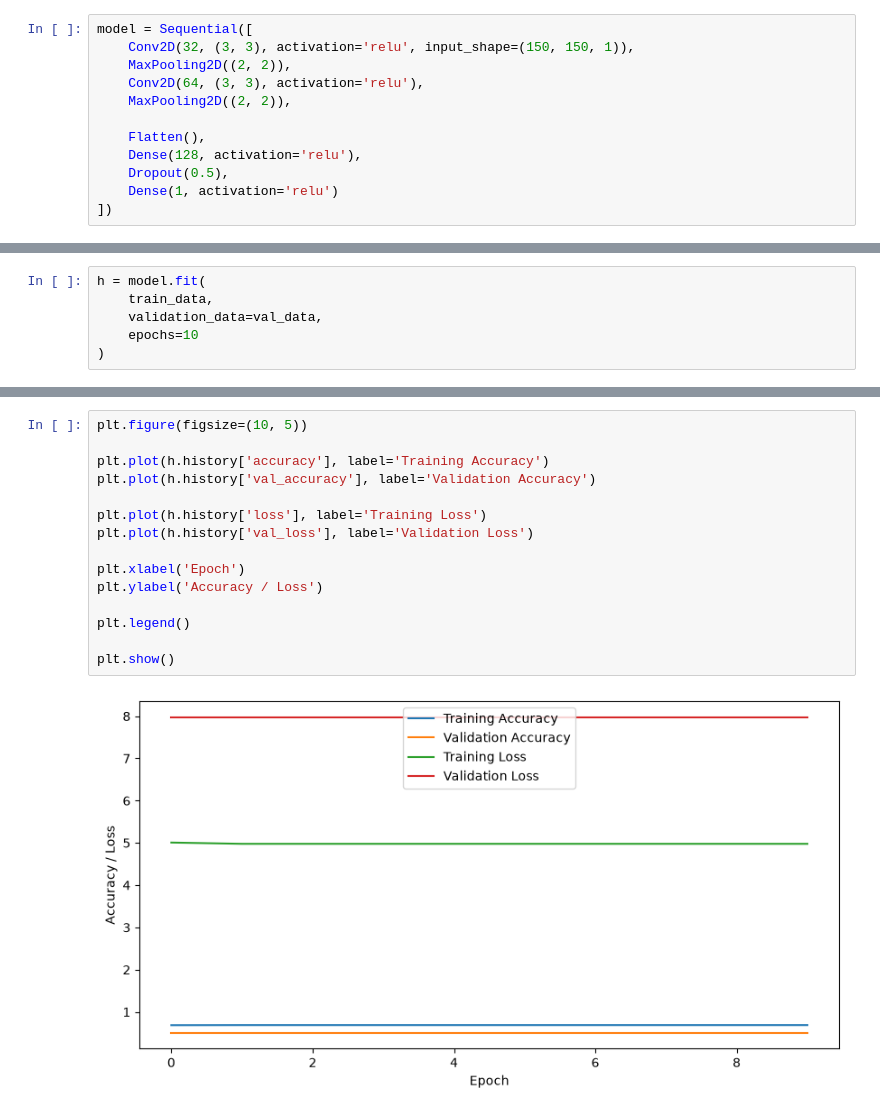
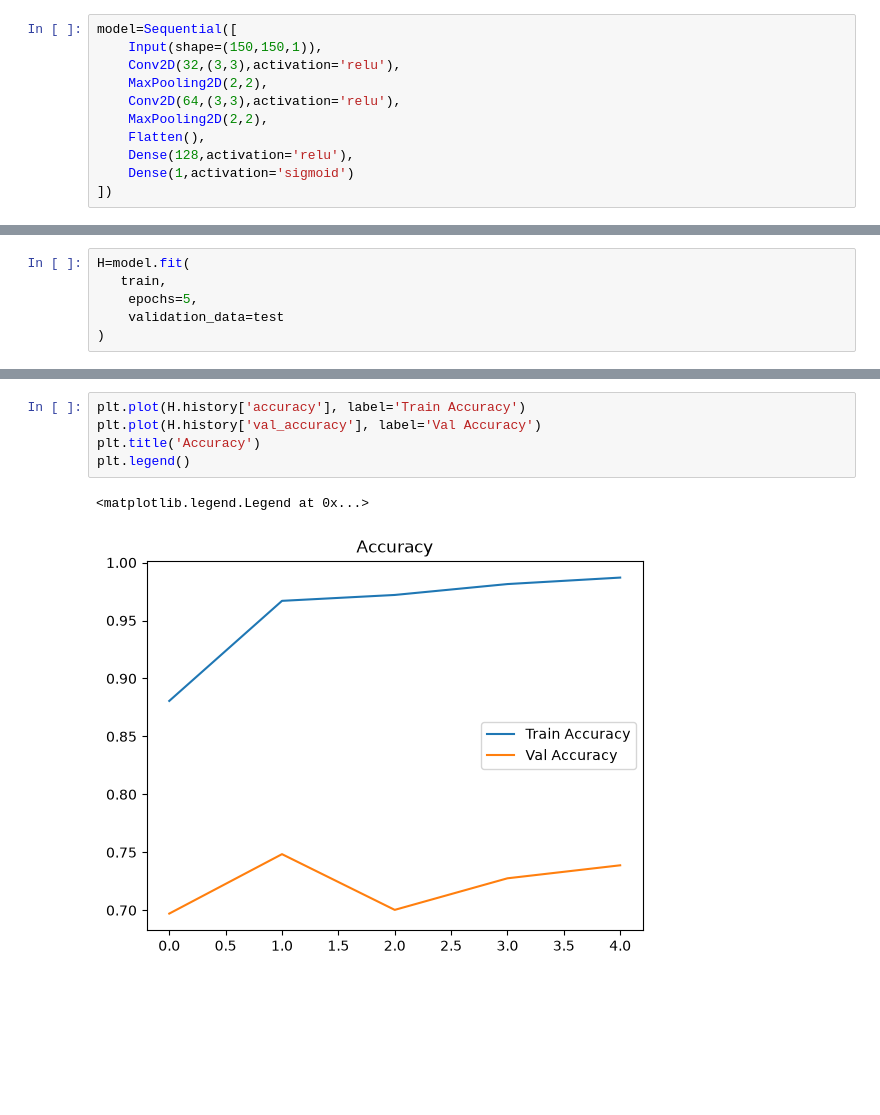
Before and after one commit to vedantpimple1/DL, a Jupyter notebook: cnn_xray.ipynb, the cells around one changed output, grey strips where cells are left out. Drawn from its saved outputs; the diff is of its cells as text; blank space fills up the shorter version.

```diff
--- a/cnn_xray.ipynb
+++ b/cnn_xray.ipynb
@@ -63,14 +67,13 @@ plt.show()
 # %%
-model = Sequential([
-    Conv2D(32, (3, 3), activation='relu', input_shape=(150, 150, 1)),
-    MaxPooling2D((2, 2)),
-    Conv2D(64, (3, 3), activation='relu'),
-    MaxPooling2D((2, 2)),
-
+model=Sequential([
+    Input(shape=(150,150,1)),
+    Conv2D(32,(3,3),activation='relu'),
+    MaxPooling2D(2,2),
+    Conv2D(64,(3,3),activation='relu'),
+    MaxPooling2D(2,2),
     Flatten(),
-    Dense(128, activation='relu'),
-    Dropout(0.5),
-    Dense(1, activation='relu')
+    Dense(128,activation='relu'),
+    Dense(1,activation='sigmoid')
 ])
 # %%
 model.compile(
@@ -83,6 +83,0 @@ WARNING:tensorflow:TensorFlow GPU support is not available on native Windows for
-# %%
-h = model.fit(
-    train_data,
-    validation_data=val_data,
-    epochs=10
-)
@@ -139,0 +84,6 @@ Predicted Class: PNEUMONIA
+# %%
+H=model.fit(
+   train,
+    epochs=5,
+    validation_data=test
+)
@@ -140,17 +126,8 @@ Predicted Class: PNEUMONIA
 # %%
-plt.figure(figsize=(10, 5))
-
-plt.plot(h.history['accuracy'], label='Training Accuracy')
-plt.plot(h.history['val_accuracy'], label='Validation Accuracy')
-
-plt.plot(h.history['loss'], label='Training Loss')
-plt.plot(h.history['val_loss'], label='Validation Loss')
-
-plt.xlabel('Epoch')
-plt.ylabel('Accuracy / Loss')
-
+plt.plot(H.history['accuracy'], label='Train Accuracy')
+plt.plot(H.history['val_accuracy'], label='Val Accuracy')
+plt.title('Accuracy')
 plt.legend()
-
-plt.show()
 # %% [output]
+<matplotlib.legend.Legend at 0x...>
-[figure, old version]
+[figure, new version]
```
Also changed, not shown: parts of 19 cells of this notebook.
